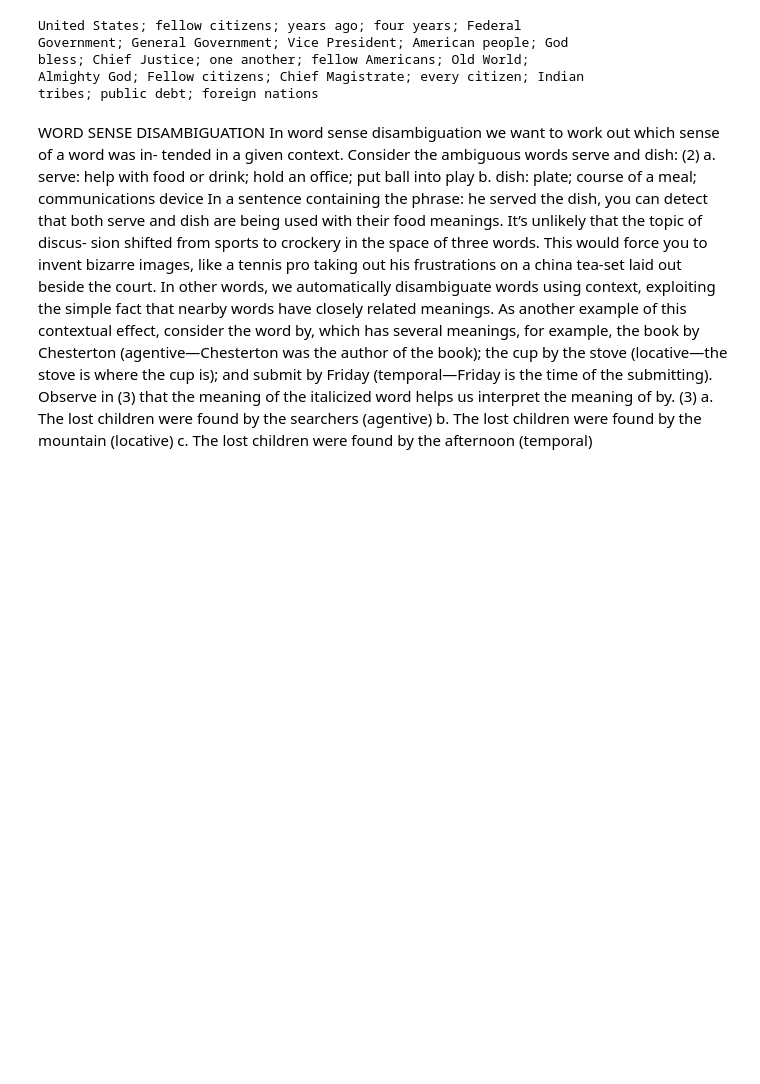
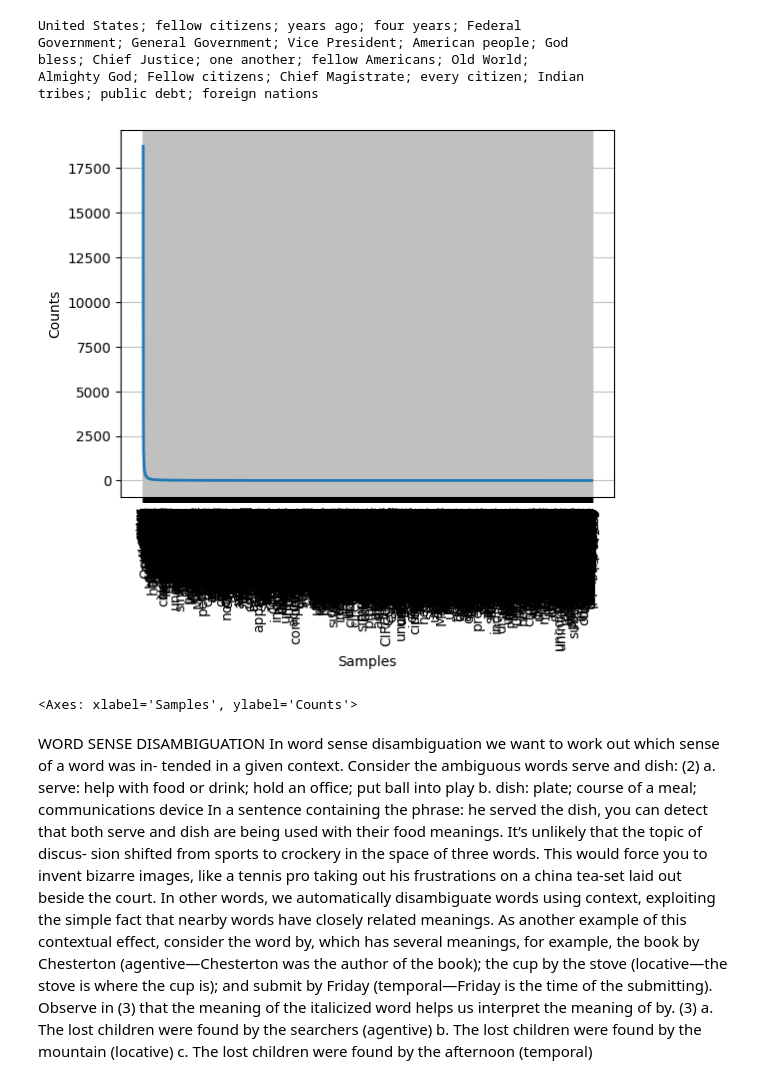
Before and after one commit to Krishan098/nlp, a Jupyter notebook: start.ipynb, the cells around one changed output. Saved outputs shown, nothing was run; the diff lists cells and outputs as text; code cells hidden in the pictures; blank space fills up the shorter version.

```diff
--- a/start.ipynb
+++ b/start.ipynb
@@ -112,7 +109,10 @@ bless; Chief Justice; one another; fellow Americans; Old World;
 Almighty God; Fellow citizens; Chief Magistrate; every citizen; Indian
 tribes; public debt; foreign nations
 # %%
-#fdist.plot()
+fdist.plot()
+# %% [output]
+[figure, added]
+<Axes: xlabel='Samples', ylabel='Counts'>
 # %% [markdown]
 WORD SENSE DISAMBIGUATION
 In word sense disambiguation we want to work out which sense of a word was in-
```
Also changed, not shown: parts of 2 cells of this notebook, 2 other files.
